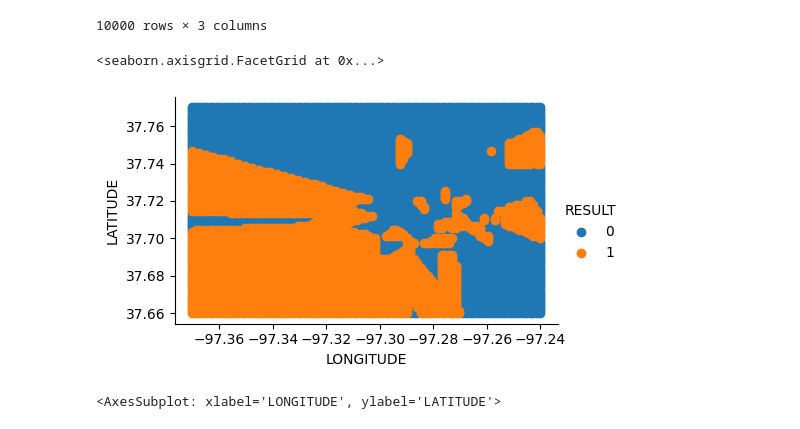
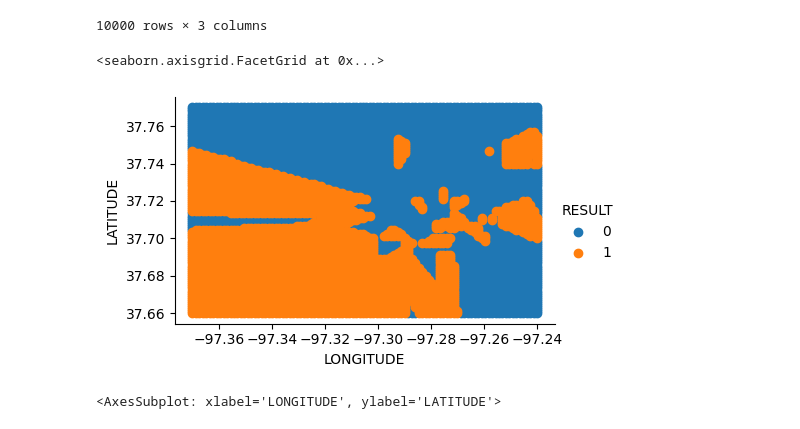
Before and after one commit to MarshallMor/Data-Science-Project, a Jupyter notebook: Group 5 Milestone 2.ipynb, the cells around one changed output. Drawn from its saved outputs; the diff is of its cells as text; code cells hidden in the pictures.

```diff
--- a/Group 5 Milestone 2.ipynb
+++ b/Group 5 Milestone 2.ipynb
@@ -374,11 +374,11 @@ df_to_map
 | 9999 | 37.77 | -97.240000 | 0 |
 10000 rows × 3 columns
 # %%
-fg = sns.FacetGrid(data=df_to_map, hue='RESULT', aspect=1.61)
+fg = sns.FacetGrid(data=df_to_map, hue='RESULT', aspect=1.60)
 fg.map(plt.scatter, 'LONGITUDE', 'LATITUDE').add_legend()
 # %% [output]
 <seaborn.axisgrid.FacetGrid at 0x...>
-[figure, old version]
+[figure, new version]
 # %%
 df_to_map_kde=df_to_map.loc[df_to_map['RESULT']==1]
 sns.kdeplot(data=df_to_map_kde, x="LONGITUDE", y="LATITUDE", fill =True, levels=10, bw_adjust=0.25)
```
